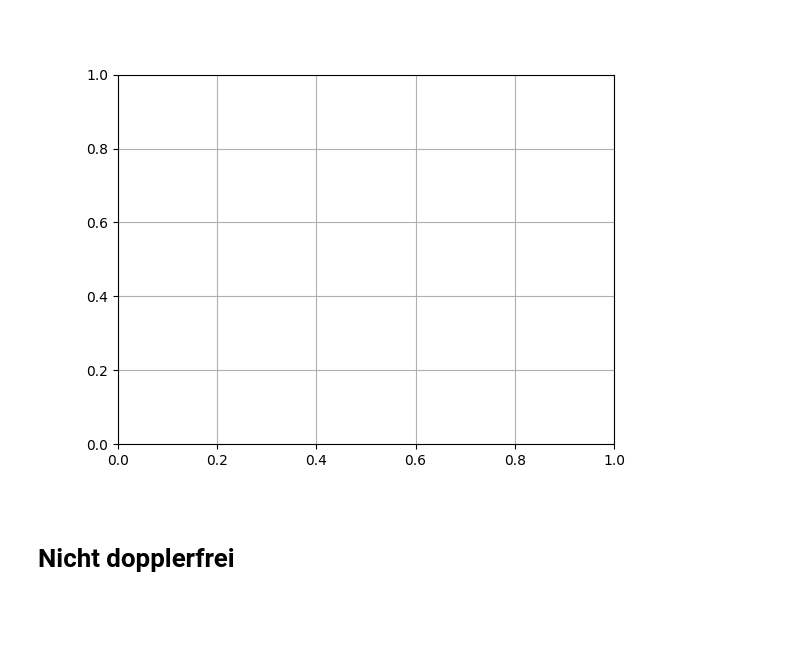
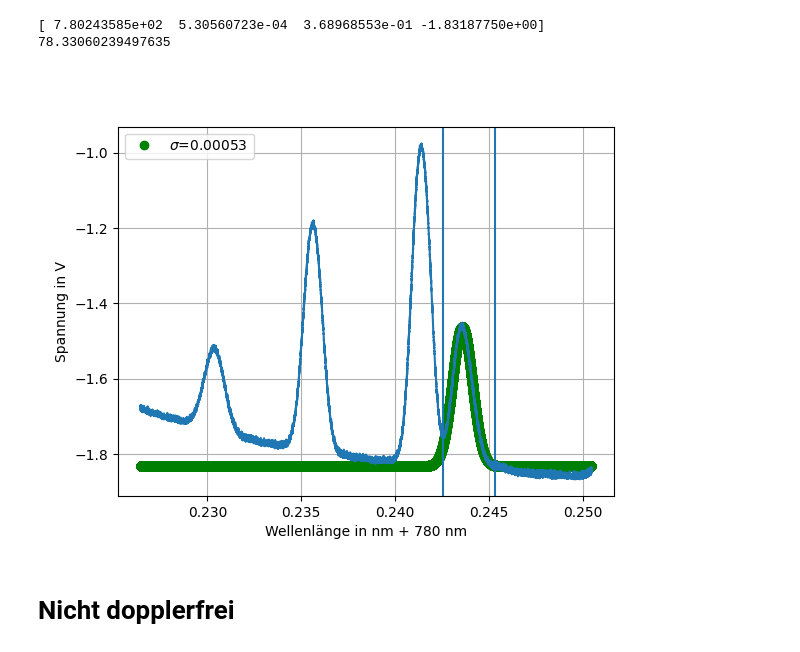
Before and after one commit to cedrickrm/F-Prak, a Jupyter notebook: Laserspektroskopie/laser.ipynb, the cells around one changed output. Saved outputs shown, nothing was run; the diff lists cells and outputs as text; code cells hidden in the pictures; blank space fills up the shorter version.

```diff
--- a/Laserspektroskopie/laser.ipynb
+++ b/Laserspektroskopie/laser.ipynb
@@ -28,7 +28,7 @@ class LaserData:
                 self.probe_laser.append(float(line[3]))
                 self.laser_voltage.append(float(line[4]))
             self.time = np.array(self.time)
-            self.piezo_voltage = np.array(self.piezo_voltage)
+            self.piezo_voltage = 5*np.array(self.piezo_voltage)
             self.fabry_perot = np.array(self.fabry_perot)
             self.probe_laser = np.array(self.probe_laser)
 
@@ -57,23 +57,47 @@ class LaserData:
 
 
 laser = LaserData('Data/spektrum_dopplerfrei_mit_pump_freq4.dat')
-# %%
-laser = LaserData('Data/spektrum_dopplerfrei_ohne_pump_freq3.dat')
-idx_start = np.argmax(laser.piezo_voltage)
-idx_stop  = np.argmin(laser.piezo_voltage)
-
-laser.slice_data(idx_start, idx_stop)
-
-#filter data
-laser.piezo_voltage = savgol_filter(laser.piezo_voltage, 1000, 1)
-laser.fabry_perot = savgol_filter(laser.fabry_perot, 50, 6)
-%matplotlib widget
-plt.clf()
-#plt.plot(piezo2wavelength(5*laser.piezo_voltage)-780, laser.probe_laser)
-plt.grid()
-plt.show()
-# %% [output]
-[figure, removed]
+# %%
+from scipy.optimize import curve_fit
+laser = LaserData('Data/spektrum_dopplerfrei_ohne_pump_freq3.dat')
+idx_start = np.argmax(laser.piezo_voltage)
+idx_stop  = np.argmin(laser.piezo_voltage)
+k = 1.381e-23
+c=299792458
+m = 86.9 *1.661e-27
+
+laser.slice_data(idx_start, idx_stop)
+def gaus(x):
+    return 0.1*np.exp(-0.5*(x-780.2305)**2/0.001**2) - 40*x +31207
+def gauss(x,x0,sigma,a,b):
+    return a*np.exp(-0.5*(x-x0)**2/sigma**2) + b
+
+#filter data
+laser.piezo_voltage = savgol_filter(laser.piezo_voltage, 1000, 1)
+laser.fabry_perot = savgol_filter(laser.fabry_perot, 50, 6)
+popt,pcov = curve_fit(gauss,piezo2wavelength(laser.piezo_voltage)[68000:80000],-laser.probe_laser[68000:80000],p0=[780.242,0.001,1,-2])
+print(popt)
+print((popt[1]*c/popt[0])**2*m/8/k/np.log(2))
+%matplotlib widget
+plt.clf()
+plt.plot(piezo2wavelength(laser.piezo_voltage)-780,gauss(piezo2wavelength(laser.piezo_voltage),popt[0],popt[1],popt[2],popt[3]),'go',label = r'$\sigma$='+str(round(popt[1],5)))
+#plt.plot(piezo2wavelength(laser.piezo_voltage)-780,gaus(piezo2wavelength(laser.piezo_voltage)))
+plt.plot(piezo2wavelength(laser.piezo_voltage)-780, -laser.probe_laser)
+plt.axvline(piezo2wavelength(laser.piezo_voltage)[68000]-780)
+plt.axvline(piezo2wavelength(laser.piezo_voltage)[80000]-780)
+#plt.ylim(-2,0)
+
+plt.xlabel('Wellenlänge in nm + 780 nm')
+plt.ylabel('Spannung in V')
+plt.legend()
+
+
+plt.grid()
+plt.show()
+# %% [output]
+[ 7.80243585e+02  5.30560723e-04  3.68968553e-01 -1.83187750e+00]
+78.33060239497635
+[figure, added]
 # %% [markdown]
 # Nicht dopplerfrei
 # %%
```
Also changed, not shown: parts of 2 cells of this notebook.
